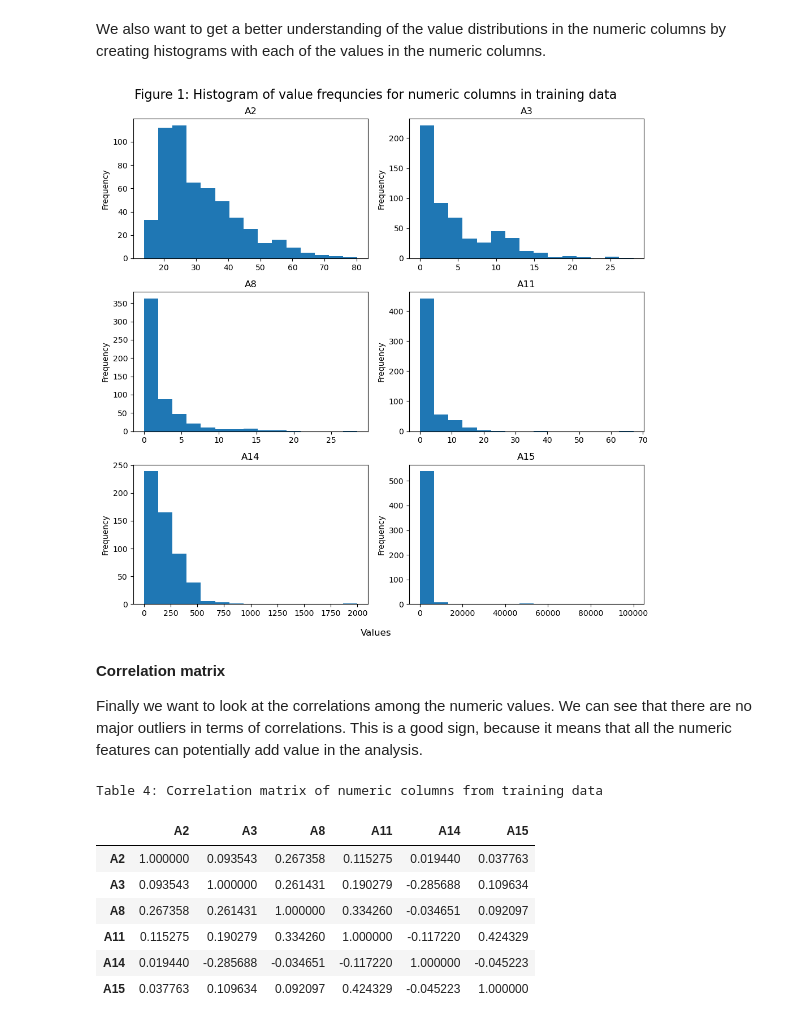
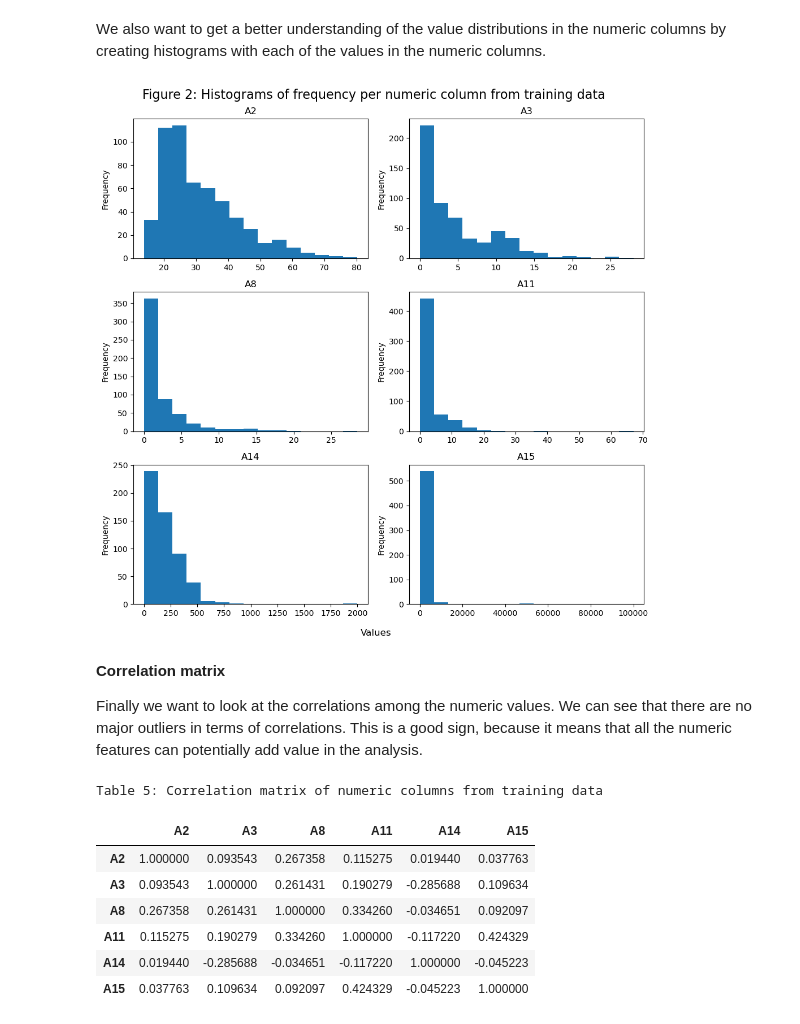
Before and after one commit to UBC-MDS/522_01, a Jupyter notebook: src/Exploratory_Data_Analysis.ipynb, the cells around one changed output. Drawn from its saved outputs; the diff is of its cells as text; code cells hidden in the pictures.

```diff
--- a/src/Exploratory_Data_Analysis.ipynb
+++ b/src/Exploratory_Data_Analysis.ipynb
@@ -21,7 +29,7 @@ import altair as alt
 **Read in data**
 We are creating a dataframe with the data and looking at the top few rows in order to get an initial feel for what the data looks like.
 # %%
-df = pd.read_csv("crx.csv", encoding="utf-8")
+df = pd.read_csv("../data/raw/crx.csv", encoding="utf-8")
 # %% [markdown]
 With df.shape we can see that there are 690 observations of the 16 features in the dataset.  So this is not a very big dataset.
 # %%
@@ -148,28 +179,28 @@ We also want to get a better understanding of the value distributions in the num
 # %%
 numeric = ["A2", "A3","A8","A11","A14","A15"]
 
 fig = plt.figure(figsize=(10, 10))
 
 
 for i, col in enumerate(numeric):
     fig.add_subplot(3, 2, i + 1)
     train_df[col].plot(kind="hist", ax=plt.gca(), title=col, rot=0, bins = 15)
-fig.suptitle('Figure 1: Histogram of value frequncies for numeric columns in training data', fontsize=16)
+fig.suptitle('Figure 2: Histograms of frequency per numeric column from training data ', fontsize=16)
 fig.supxlabel('Values')
 fig.tight_layout()
 # %% [output]
-[figure, old version]
+[figure, new version]
 # %% [markdown]
 **Correlation matrix**
 
 Finally we want to look at the correlations among the numeric values.  We can see that there are no major outliers in terms of correlations.  This is a good sign, because it means that all the numeric features can potentially add value in the analysis.
 # %%
-print('\033[1m'+ "Table 4: Correlation matrix of numeric columns from training data \n"+'\033[0m')
+print('\033[1m'+ "Table 5: Correlation matrix of numeric columns from training data \n"+'\033[0m')
 
 corr = train_df.corr('spearman').style.background_gradient()
 corr
 # %% [output]
-Table 4: Correlation matrix of numeric columns from training data
+Table 5: Correlation matrix of numeric columns from training data
 |  | A2 | A3 | A8 | A11 | A14 | A15 |
 | A2 | 1.000000 | 0.093543 | 0.267358 | 0.115275 | 0.019440 | 0.037763 |
 | A3 | 0.093543 | 1.000000 | 0.261431 | 0.190279 | -0.285688 | 0.109634 |
```
Also changed, not shown: parts of 18 cells of this notebook.
